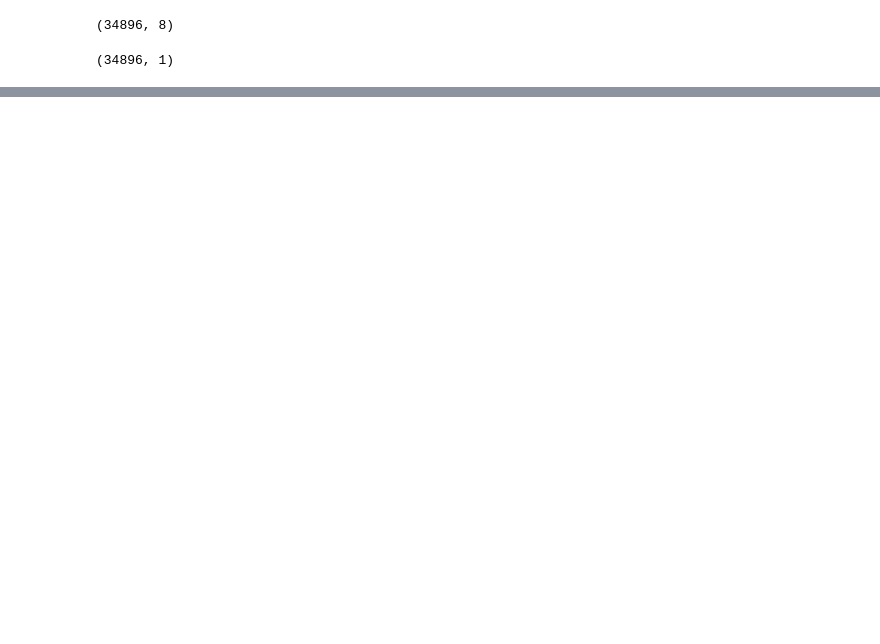
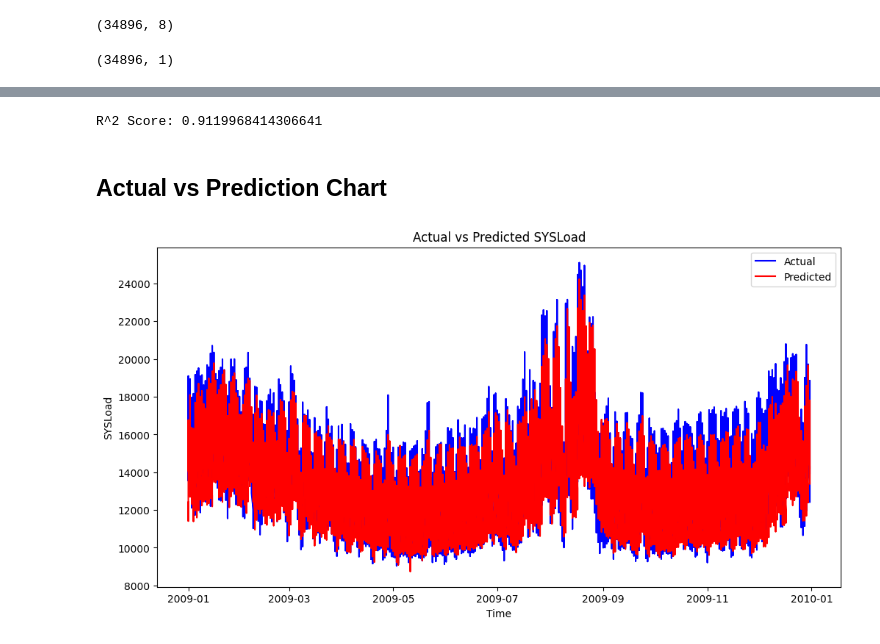
Before and after one commit to BrainsCorp/Electricity_Load_n_Price_Forecasting, a Jupyter notebook: notebooks/ANN.ipynb, the cells around one changed output, grey strips where cells are left out. Cells and saved outputs as stored; diff of their text form; code cells hidden in the pictures; blank space fills up the shorter version.

```diff
--- a/notebooks/ANN.ipynb
+++ b/notebooks/ANN.ipynb
@@ -384,0 +342,5 @@ One or more required columns are missing in the DataFrame.
+# %%
+from dmba import regressionSummary
+print("Testing set performance:")
+predY = model2.predict(testX)
+regressionSummary(testY, predY)
@@ -384,0 +358,21 @@ One or more required columns are missing in the DataFrame.
+# %%
+# accuracy for ANN
+from sklearn.metrics import r2_score
+r2 = r2_score(testY, predY)
+print(f"R^2 Score: {r2}")
+# %% [output]
+R^2 Score: 0.9119968414306641
+# %% [markdown]
+## Actual vs Prediction Chart
+# %%
+# actual vs predicted plot
+plt.figure(figsize=(12, 6))
+plt.plot(data.Date[testInd], testY, label='Actual', color='blue')
+plt.plot(data.Date[testInd], predY, label='Predicted', color='red')
+plt.title('Actual vs Predicted SYSLoad')
+plt.xlabel('Time')
+plt.ylabel('SYSLoad')
+plt.legend()
+plt.show()
+# %% [output]
+[figure, added]
```
Also changed, not shown: parts of 33 cells of this notebook, 2 other files.
